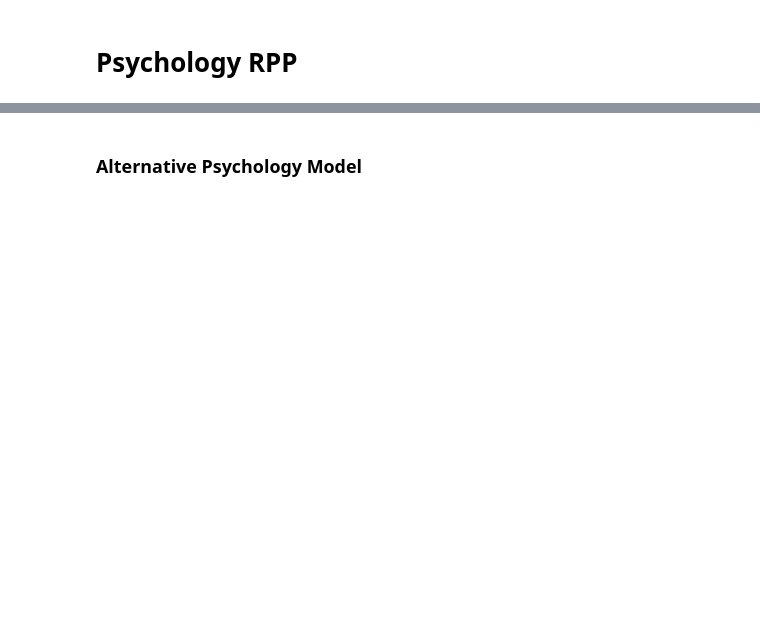
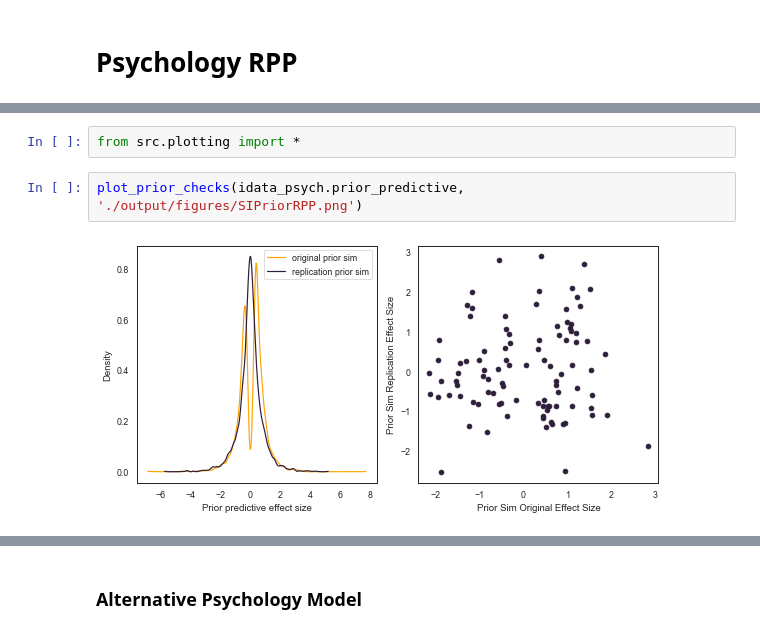
Before and after one commit to josephbb/ReplicationSurveys, a Jupyter notebook: StatisticalModel.ipynb, the cells around one changed output, grey strips where cells are left out. Drawn from its saved outputs; the diff is of its cells as text; blank space fills up the shorter version.

```diff
--- a/StatisticalModel.ipynb
+++ b/StatisticalModel.ipynb
@@ -96,3 +86,9 @@ make_summary_table(idata_psych, './output/tables/psych_posterior.tex')
+# %%
+from src.plotting import *
+# %%
+plot_prior_checks(idata_psych.prior_predictive, './output/figures/SIPriorRPP.png')
+# %% [output]
+[figure, new version]
 # %%
 plot_posterior_distribution(idata_psych,save_loc='./output/figures/PosteriorDistributionRPP.png')
 # %% [output]
```
Also changed, not shown: parts of 23 cells of this notebook, 5 other files.
